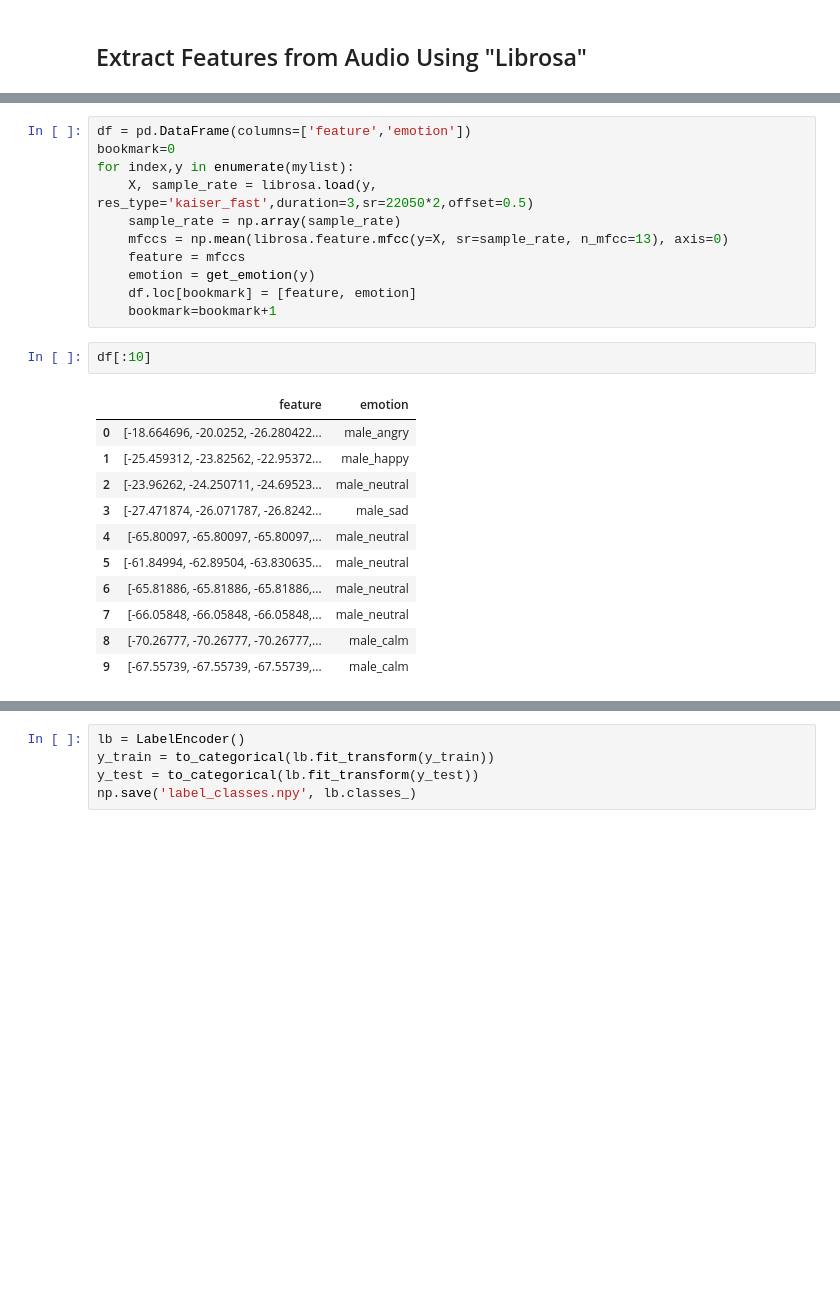
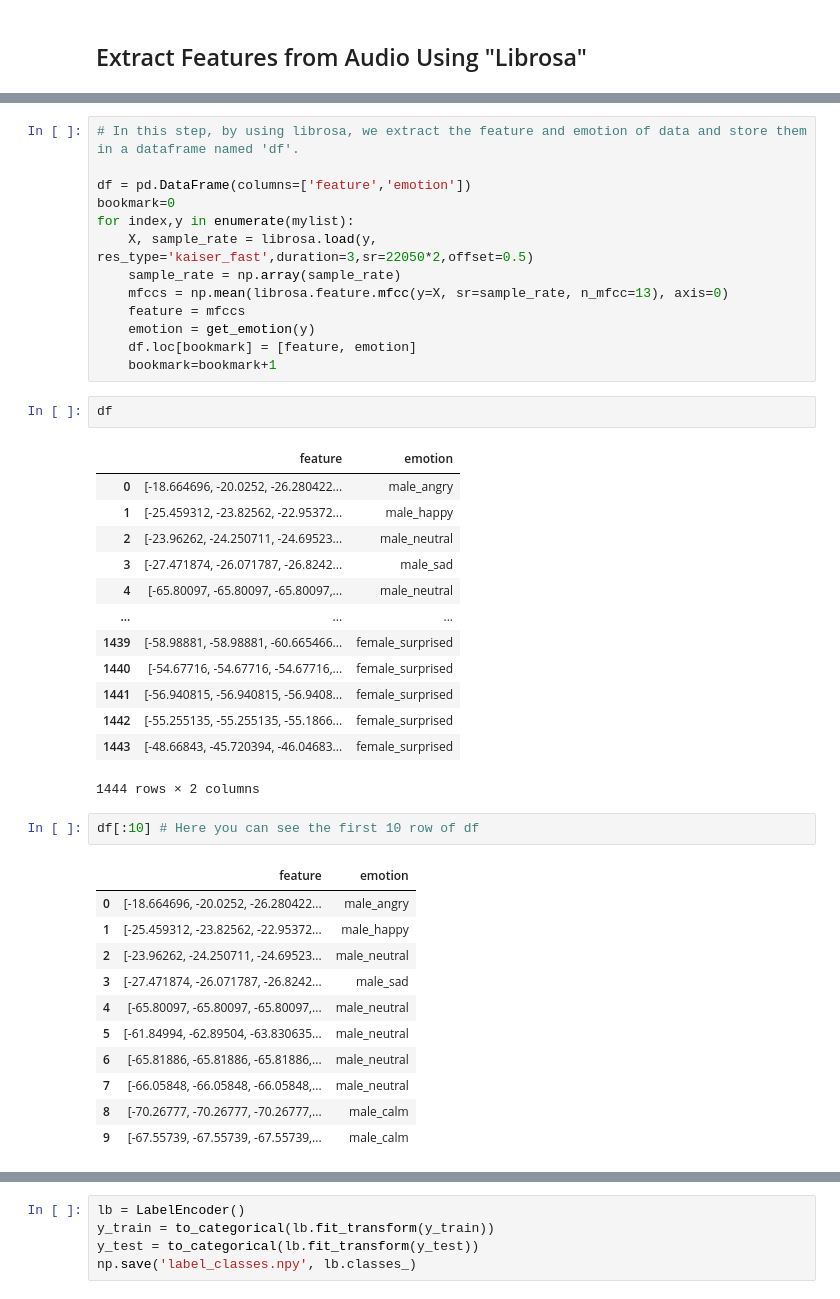
Before and after one commit to ertugrultaparci/Sentiment-Analysis-on-Voice-Anomalies-in-Telephone-Conversations, a Jupyter notebook: sentiment_analysis1.ipynb, the cells around one changed output, grey strips where cells are left out. Saved outputs shown, nothing was run; the diff lists cells and outputs as text; blank space fills up the shorter version.

```diff
--- a/sentiment_analysis1.ipynb
+++ b/sentiment_analysis1.ipynb
@@ -108,6 +139,8 @@ def get_emotion(file_path):
         elif item[:2]=='sa':
             return 'male_sad'
 # %%
+# In this step, by using librosa, we extract the feature and emotion of data and store them in a dataframe named 'df'.
+
 df = pd.DataFrame(columns=['feature','emotion'])
 bookmark=0
 for index,y in enumerate(mylist):
@@ -118,8 +151,24 @@ for index,y in enumerate(mylist):
     emotion = get_emotion(y)
     df.loc[bookmark] = [feature, emotion]
     bookmark=bookmark+1
+# %%
+df
+# %% [output]
+|  | feature | emotion |
+| 0 | [-18.664696, -20.0252, -26.280422... | male_angry |
+| 1 | [-25.459312, -23.82562, -22.95372... | male_happy |
+| 2 | [-23.96262, -24.250711, -24.69523... | male_neutral |
+| 3 | [-27.471874, -26.071787, -26.8242... | male_sad |
+| 4 | [-65.80097, -65.80097, -65.80097,... | male_neutral |
+| ... | ... | ... |
+| 1439 | [-58.98881, -58.98881, -60.665466... | female_surprised |
+| 1440 | [-54.67716, -54.67716, -54.67716,... | female_surprised |
+| 1441 | [-56.940815, -56.940815, -56.9408... | female_surprised |
+| 1442 | [-55.255135, -55.255135, -55.1866... | female_surprised |
+| 1443 | [-48.66843, -45.720394, -46.04683... | female_surprised |
+1444 rows × 2 columns
 # %%
-df[:10]
+df[:10] # Here you can see the first 10 row of df
 # %% [output]
 |  | feature | emotion |
 | 0 | [-18.664696, -20.0252, -26.280422... | male_angry |
```
Also changed, not shown: parts of 39 cells of this notebook, 6 other files.
